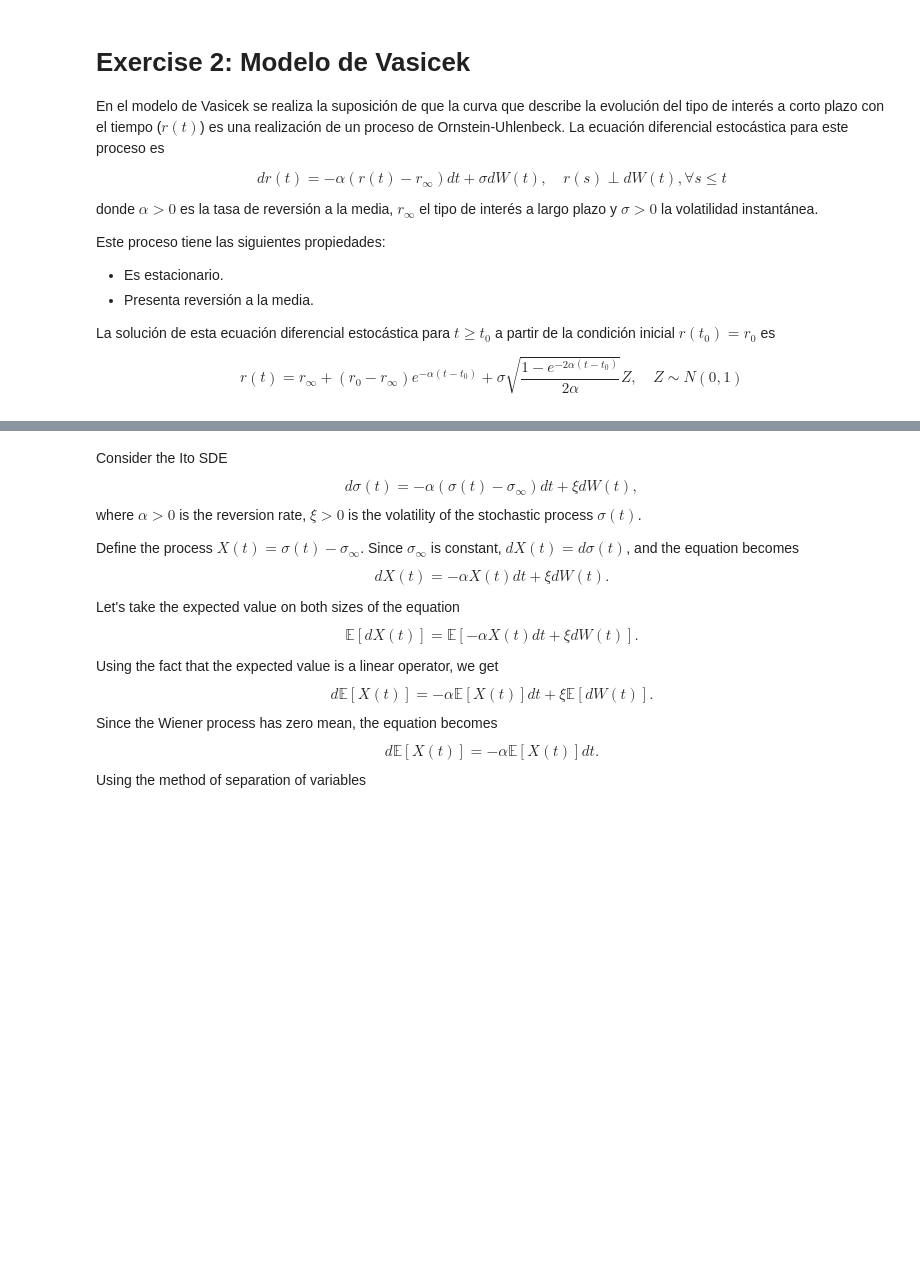
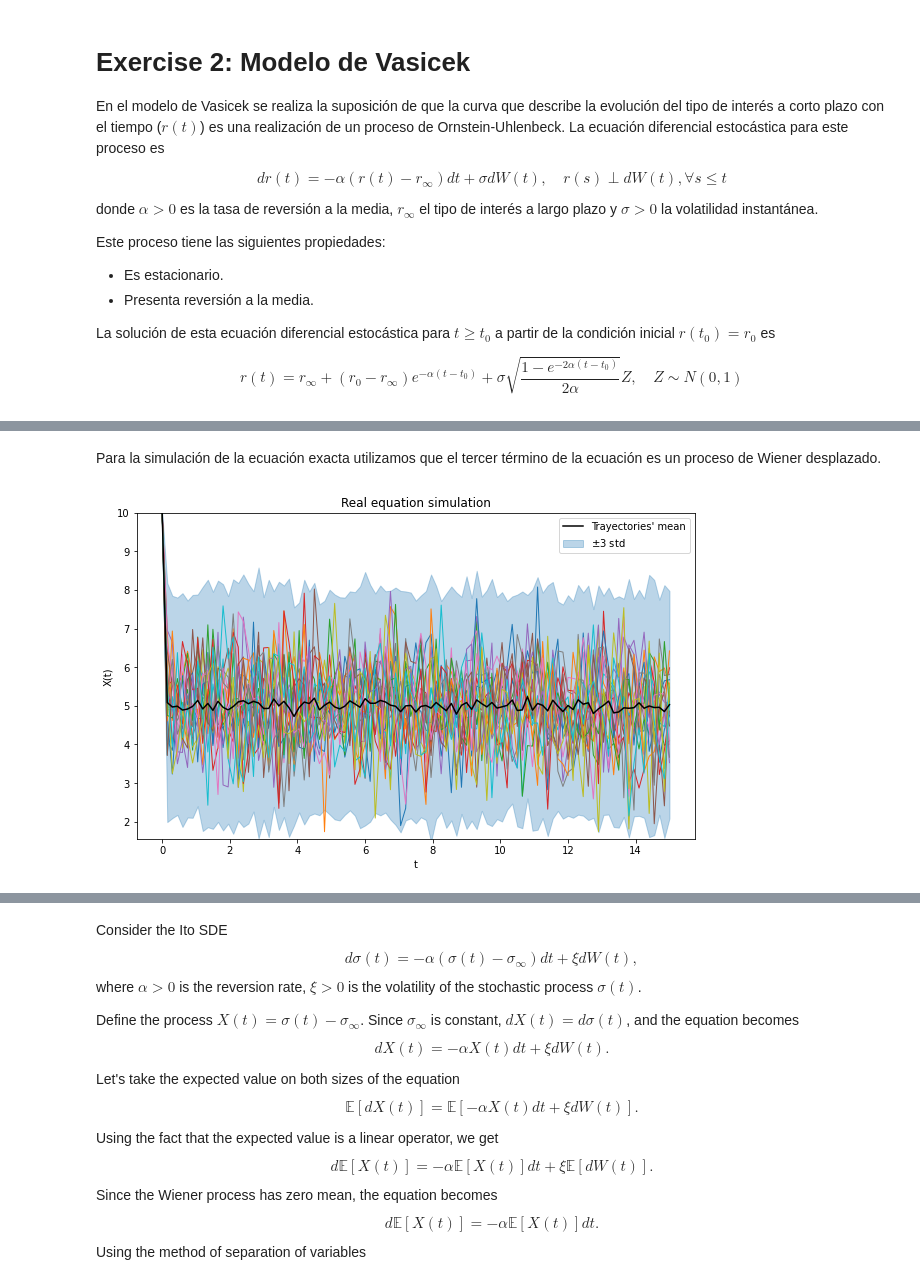
Before and after one commit to Ocete/mcd-pe-continuo, a Jupyter notebook: Examen 2021 Dreji/examen_ordinaria_PE_2021_2022.ipynb, the cells around one changed output, grey strips where cells are left out. Drawn from its saved outputs; the diff is of its cells as text; code cells hidden in the pictures; blank space fills up the shorter version.

```diff
--- a/Examen 2021 Dreji/examen_ordinaria_PE_2021_2022.ipynb
+++ b/Examen 2021 Dreji/examen_ordinaria_PE_2021_2022.ipynb
@@ -370,0 +498,24 @@ Por otro lado, la forma más sencilla de calcular la covarianza es utilizar la c
+# %% [markdown]
+Para la simulación de la ecuación exacta utilizamos que el tercer término de la ecuación es un proceso de Wiener desplazado.
+# %%
+noise = np.random.normal(size=(N, M))
+times = sde.generate_regular_grid(t0, T, N)
+
+X_exact = \
+np.array([
+    [
+        r_inf + (x0 - r_inf) * np.exp(-alpha*(ti - t0)) + \
+        sigma * np.sqrt( (1-np.exp(-2*alpha*(ti-t0))) / 2*alpha) * zi
+        for ti, zi in zip(times, local_noise)
+    ] for local_noise in noise
+])
+
+# Plot trajectories
+stoch.plot_trajectories(t, X_exact, fig_num=1)
+sde.subplot_mean_and_std(t, np.mean(X_exact, axis=0),
+                         3*np.std(X_exact, axis=0),
+                         ylims=[np.min(X_exact), y_max], color='black')
+plt.legend(['Trayectories\' mean', '$\pm$3 std'])
+_ = plt.title('Real equation simulation')
+# %% [output]
+[figure, added]
```
Also changed, not shown: parts of 11 cells of this notebook.
